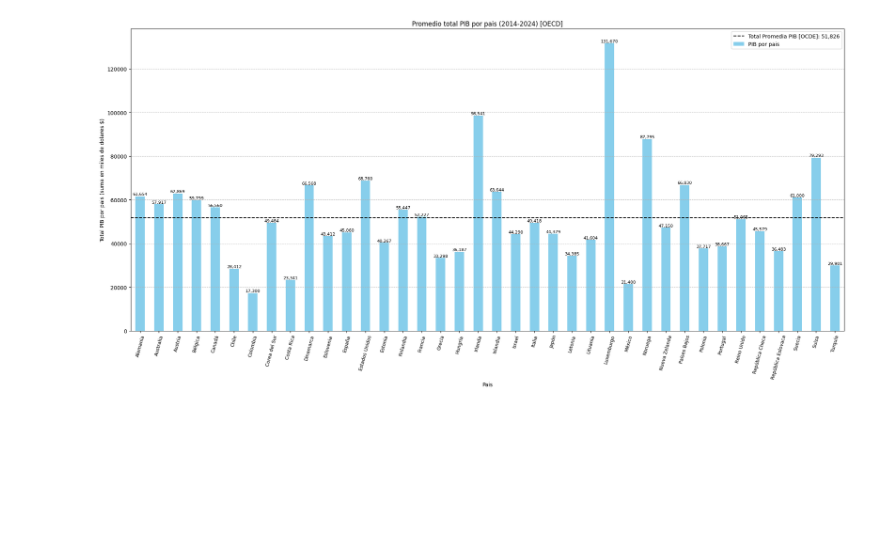
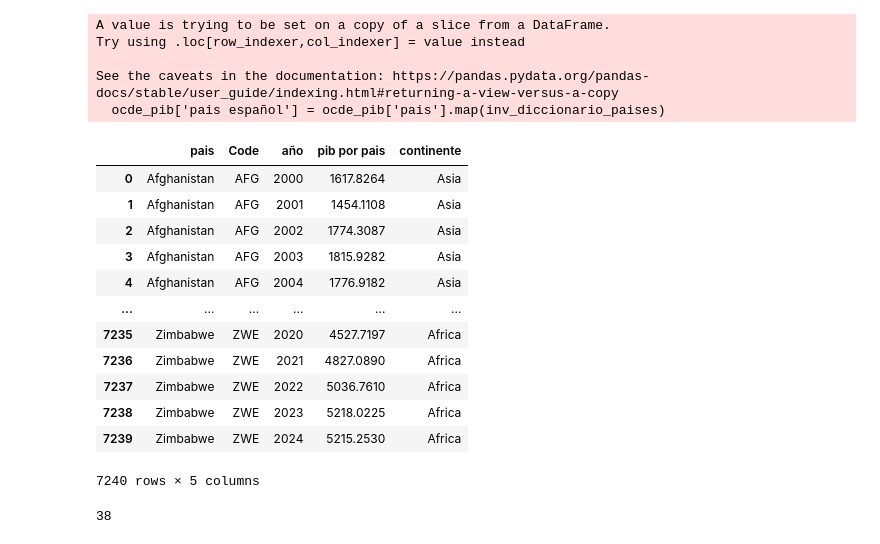
Before and after one commit to AngryWeassel/Proyecto_Tasa_de_Natalidad.ipynb, a Jupyter notebook: Proyecto_Tasa_de_Natalidad.ipynb, the cells around one changed output. Saved outputs shown, nothing was run; the diff lists cells and outputs as text; code cells hidden in the pictures; blank space fills up the shorter version.

```diff
--- a/Proyecto_Tasa_de_Natalidad.ipynb
+++ b/Proyecto_Tasa_de_Natalidad.ipynb
@@ -5,17 +5,24 @@ import gdown
 import pandas as pd
 import matplotlib.pyplot as plt
 
-#Importación de lista de Paises de la OECD
+#Importación de lista de Paises de la OCDE (En ingles OECD)
 #Fuente: Consulta en Google y creación de Excel manual
-archivo_nombres_oecd = 'https://docs.google.com/spreadsheets/d/1gpatuWv1C5Iq14sTngbqZV01PtK4T-1VuIty43tDE58/edit?usp=drive_link'
-nombres_oecd = gdown.download(archivo_nombres_oecd, quiet=True, fuzzy=True)
-oecd = pd.read_excel(nombres_oecd)
+archivo_nombres_ocde = 'https://docs.google.com/spreadsheets/d/1gpatuWv1C5Iq14sTngbqZV01PtK4T-1VuIty43tDE58/edit?usp=drive_link'
+nombres_ocde = gdown.download(archivo_nombres_ocde, quiet=True, fuzzy=True)
+ocde = pd.read_excel(nombres_ocde)
 
-#Importación de datos del PIB(en ingles GDP) de los paises a nivel global
+#Importación de datos del PIB de los paises a nivel global
 #Fuente:
-archivo_gdp = 'https://drive.google.com/file/d/1RWhkgYFs73Ya0XUdyNmeo8IZ7yLC7mxG/view?usp=sharing'
-gpd = gdown.download(archivo_gdp, quiet=True, fuzzy=True)
-datos_gdp = pd.read_csv(gpd)
+archivo_pib = 'https://drive.google.com/file/d/1RWhkgYFs73Ya0XUdyNmeo8IZ7yLC7mxG/view?usp=sharing'
+pib = gdown.download(archivo_pib, quiet=True, fuzzy=True)
+datos_pib = pd.read_csv(pib)
+
+#Importación de datos de las edades de retiro (pensión) de los paises de la OCDE por cada hoja (hoja "Hombres" y hoja "Mujeres")
+#Fuente:
+archivo_pensiones = 'https://docs.google.com/spreadsheets/d/1xEL0RQ5GfFZG0gBU6bYaIjlXI3QUtN6hni_eN4HLuBk/edit?usp=sharing'
+pensiones_descarga = gdown.download(archivo_pensiones, quiet=True, fuzzy=True)
+pensiones_hombres = pd.read_excel(pensiones_descarga, sheet_name='Hombres')
+pensiones_mujeres = pd.read_excel(pensiones_descarga, sheet_name='Mujeres')
 # %%
 diccionario_paises = {
     'Alemania': 'Germany',
@@ -95,0 +89,3 @@ gdp_oecd
+# %%
+datos_pib = datos_pib.rename(columns={'Entity' : 'pais', 'Year' : 'año','GDP per capita': 'pib por pais', 'World region according to OWID' : 'continente'})
+datos_pib.drop('Code', axis=1)
@@ -96,3 +106,39 @@ gdp_oecd
+# %%
+lista_ocde = ocde['OECD Countries'].tolist()
+
+ocde_pib = datos_pib[
+    (datos_pib['pais'].isin(lista_ocde)) &
+    (datos_pib['año'] >= 2008) &
+    (datos_pib['año'] <= 2024)
+]
+
+ocde_pib['pais español'] = ocde_pib['pais'].map(inv_diccionario_paises)
+# %% [output]
+A value is trying to be set on a copy of a slice from a DataFrame.
+Try using .loc[row_indexer,col_indexer] = value instead
+
+See the caveats in the documentation: https://pandas.pydata.org/pandas-docs/stable/user_guide/indexing.html#returning-a-view-versus-a-copy
+  ocde_pib['pais español'] = ocde_pib['pais'].map(inv_diccionario_paises)
+# %%
+datos_pib
+# %% [output]
+|  | pais | Code | año | pib por pais | continente |
+| 0 | Afghanistan | AFG | 2000 | 1617.8264 | Asia |
+| 1 | Afghanistan | AFG | 2001 | 1454.1108 | Asia |
+| 2 | Afghanistan | AFG | 2002 | 1774.3087 | Asia |
+| 3 | Afghanistan | AFG | 2003 | 1815.9282 | Asia |
+| 4 | Afghanistan | AFG | 2004 | 1776.9182 | Asia |
+| ... | ... | ... | ... | ... | ... |
+| 7235 | Zimbabwe | ZWE | 2020 | 4527.7197 | Africa |
+| 7236 | Zimbabwe | ZWE | 2021 | 4827.0890 | Africa |
+| 7237 | Zimbabwe | ZWE | 2022 | 5036.7610 | Africa |
+| 7238 | Zimbabwe | ZWE | 2023 | 5218.0225 | Africa |
+| 7239 | Zimbabwe | ZWE | 2024 | 5215.2530 | Africa |
+7240 rows × 5 columns
+# %%
+len(lista_ocde)
+# %% [output]
+38
 # %%
 pais_gdp_sum = gdp_oecd.groupby('Pais')['PIB por pais'].mean()
 plt.figure(figsize=(20, 10))
@@ -105,7 +151,7 @@ plt.grid(axis='y', linestyle='--', alpha=0.7)
 
 overall_gdp_average = gdp_oecd['PIB por pais'].mean()
 
-plt.axhline(y=overall_gdp_average, color='k', linestyle='--', label=f'Total Promedia PIB [OCDE]: {overall_gdp_average:,.0f}')
+plt.axhline(y=overall_gdp_average, color='gray', linestyle='--', label=f'Total Promedia PIB [OCDE]: {overall_gdp_average:,.0f}')
 
 for index, value in enumerate(pais_gdp_sum):
     plt.text(index, value + (max(pais_gdp_sum) * 0.0005), f'{value:,.0f}', ha='center', va='bottom', fontsize=8)
@@ -113,5 +159,3 @@ for index, value in enumerate(pais_gdp_sum):
 plt.legend()
 plt.tight_layout()
 plt.show()
-# %% [output]
-[figure, removed]
```
Also changed, not shown: parts of 6 cells of this notebook.
